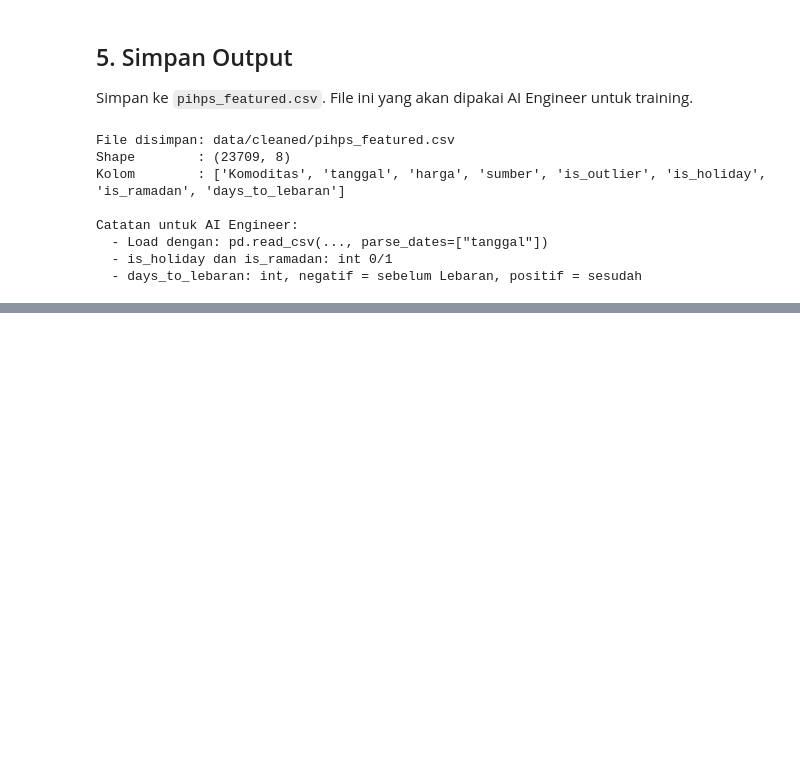
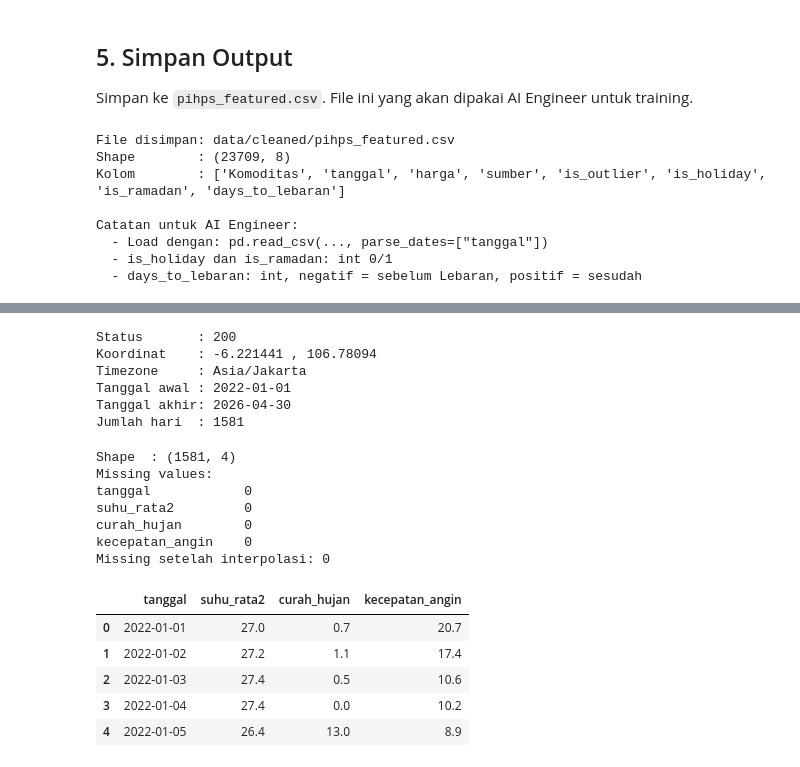
Before and after one commit to Capstone-CC26-PRU449/Data-Science, a Jupyter notebook: feature_engineering.ipynb, the cells around one changed output, grey strips where cells are left out. Saved outputs shown, nothing was run; the diff lists cells and outputs as text; code cells hidden in the pictures; blank space fills up the shorter version.

```diff
--- a/feature_engineering.ipynb
+++ b/feature_engineering.ipynb
@@ -372,0 +376,61 @@ Tambah fitur cuaca harian nasional dari Open-Meteo API:
+# %%
+import requests
+
+params = {
+    'latitude': -6.2,
+    'longitude': 106.8,
+    'start_date': '2022-01-01',
+    'end_date': '2026-04-30',
+    'daily': 'temperature_2m_mean,precipitation_sum,windspeed_10m_max',
+    'timezone': 'Asia/Jakarta',
+}
+
+resp = requests.get('https://archive-api.open-meteo.com/v1/archive', params=params, timeout=60)
+resp.raise_for_status()
+raw = resp.json()
+
+print(f'Status       : {resp.status_code}')
+print('Koordinat    :', raw['latitude'], ',', raw['longitude'])
+print('Timezone     :', raw['timezone'])
+print('Tanggal awal :', raw['daily']['time'][0])
+print('Tanggal akhir:', raw['daily']['time'][-1])
+print('Jumlah hari  :', len(raw['daily']['time']))
+# %% [output]
+Status       : 200
+Koordinat    : -6.221441 , 106.78094
+Timezone     : Asia/Jakarta
+Tanggal awal : 2022-01-01
+Tanggal akhir: 2026-04-30
+Jumlah hari  : 1581
+# %%
+weather = pd.DataFrame({
+    'tanggal': pd.to_datetime(raw['daily']['time']),
+    'suhu_rata2': raw['daily']['temperature_2m_mean'],
+    'curah_hujan': raw['daily']['precipitation_sum'],
+    'kecepatan_angin': raw['daily']['windspeed_10m_max'],
+})
+
+print(f'Shape  : {weather.shape}')
+print('Missing values:')
+print(weather.isna().sum().to_string())
+
+weather[['suhu_rata2', 'curah_hujan', 'kecepatan_angin']] = (
+    weather[['suhu_rata2', 'curah_hujan', 'kecepatan_angin']]
+    .interpolate(method='linear')
+)
+print('Missing setelah interpolasi:', weather.isna().sum().sum())
+weather.head()
+# %% [output]
+Shape  : (1581, 4)
+Missing values:
+tanggal            0
+suhu_rata2         0
+curah_hujan        0
+kecepatan_angin    0
+Missing setelah interpolasi: 0
+|  | tanggal | suhu_rata2 | curah_hujan | kecepatan_angin |
+| 0 | 2022-01-01 | 27.0 | 0.7 | 20.7 |
+| 1 | 2022-01-02 | 27.2 | 1.1 | 17.4 |
+| 2 | 2022-01-03 | 27.4 | 0.5 | 10.6 |
+| 3 | 2022-01-04 | 27.4 | 0.0 | 10.2 |
+| 4 | 2022-01-05 | 26.4 | 13.0 | 8.9 |
```
Also changed, not shown: parts of 5 cells of this notebook, 1 other file.
